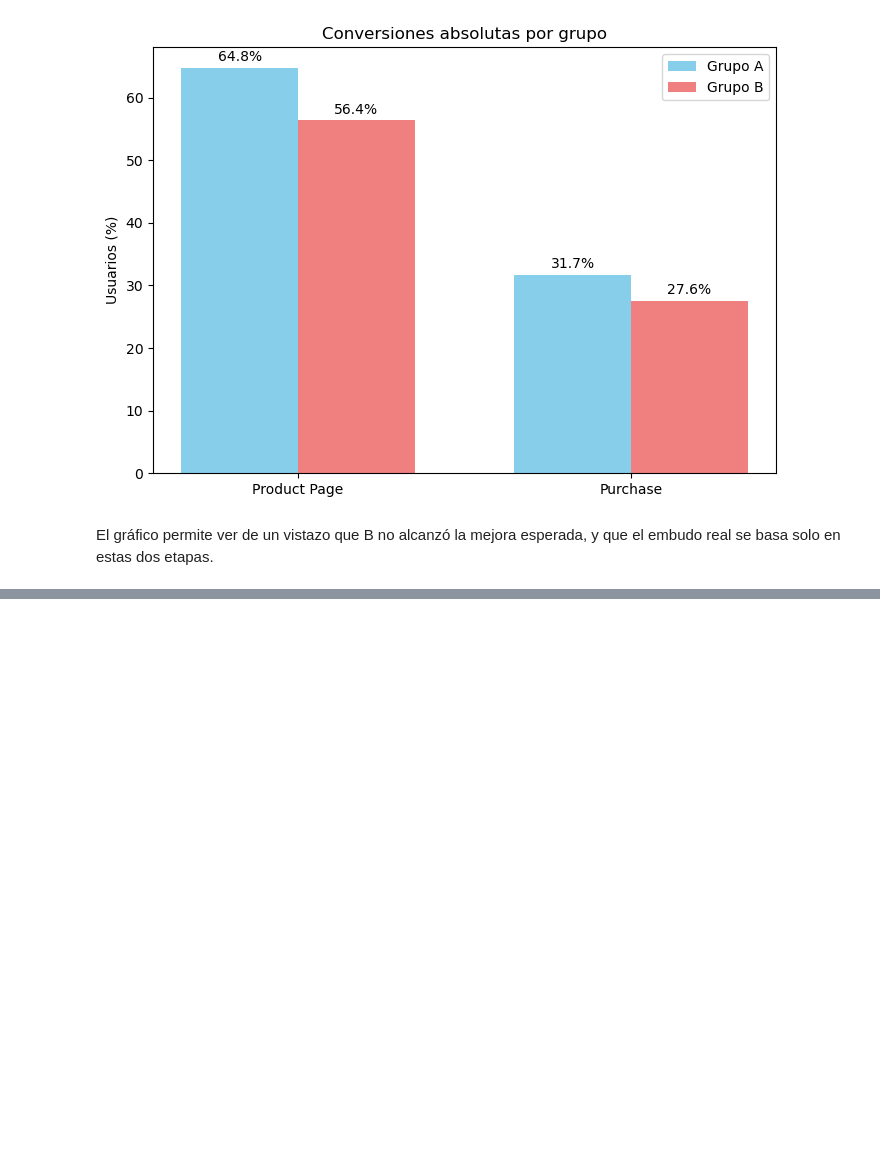
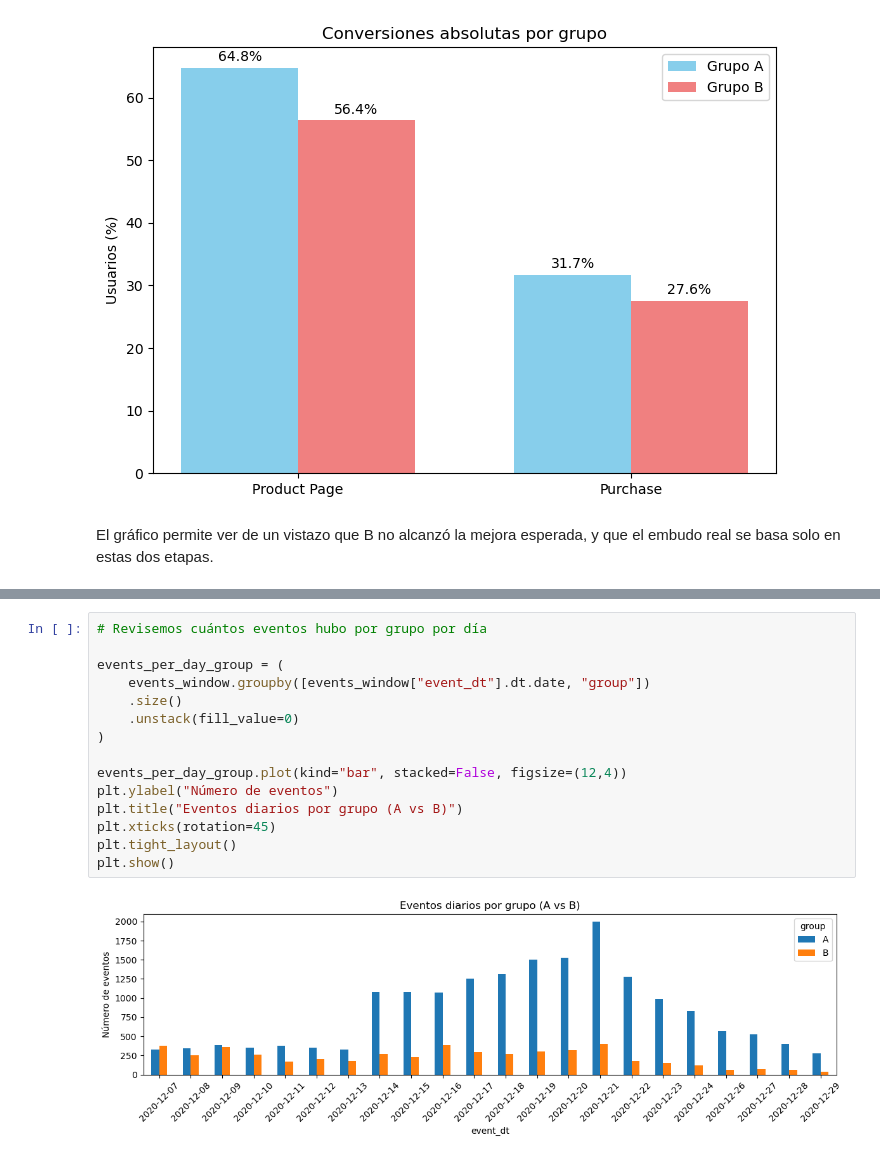
Before and after one commit to latostadorano/tt_s14_final, a Jupyter notebook: test_ab.ipynb, the cells around one changed output, grey strips where cells are left out. Saved outputs shown, nothing was run; the diff lists cells and outputs as text; blank space fills up the shorter version.

```diff
--- a/test_ab.ipynb
+++ b/test_ab.ipynb
@@ -710,0 +758,17 @@ El gráfico permite ver de un vistazo que B no alcanzó la mejora esperada, y qu
+# %%
+# Revisemos cuántos eventos hubo por grupo por día
+
+events_per_day_group = (
+    events_window.groupby([events_window["event_dt"].dt.date, "group"])
+    .size()
+    .unstack(fill_value=0)
+)
+
+events_per_day_group.plot(kind="bar", stacked=False, figsize=(12,4))
+plt.ylabel("Número de eventos")
+plt.title("Eventos diarios por grupo (A vs B)")
+plt.xticks(rotation=45)
+plt.tight_layout()
+plt.show()
+# %% [output]
+[figure, added]
```
Also changed, not shown: parts of 13 cells of this notebook.
